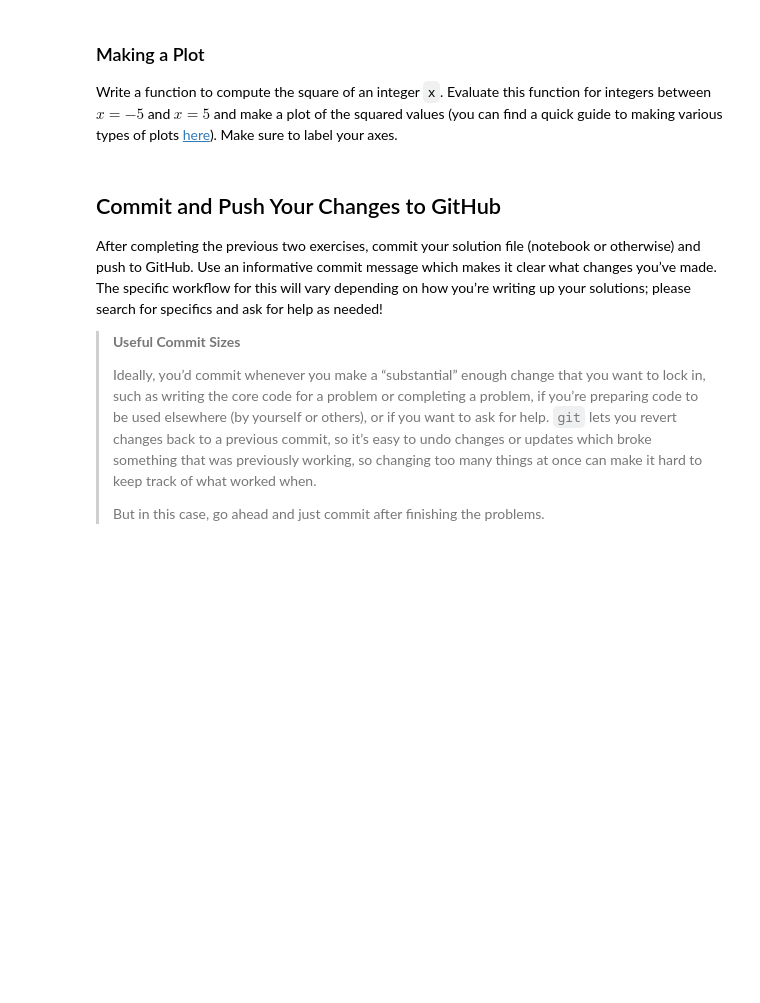
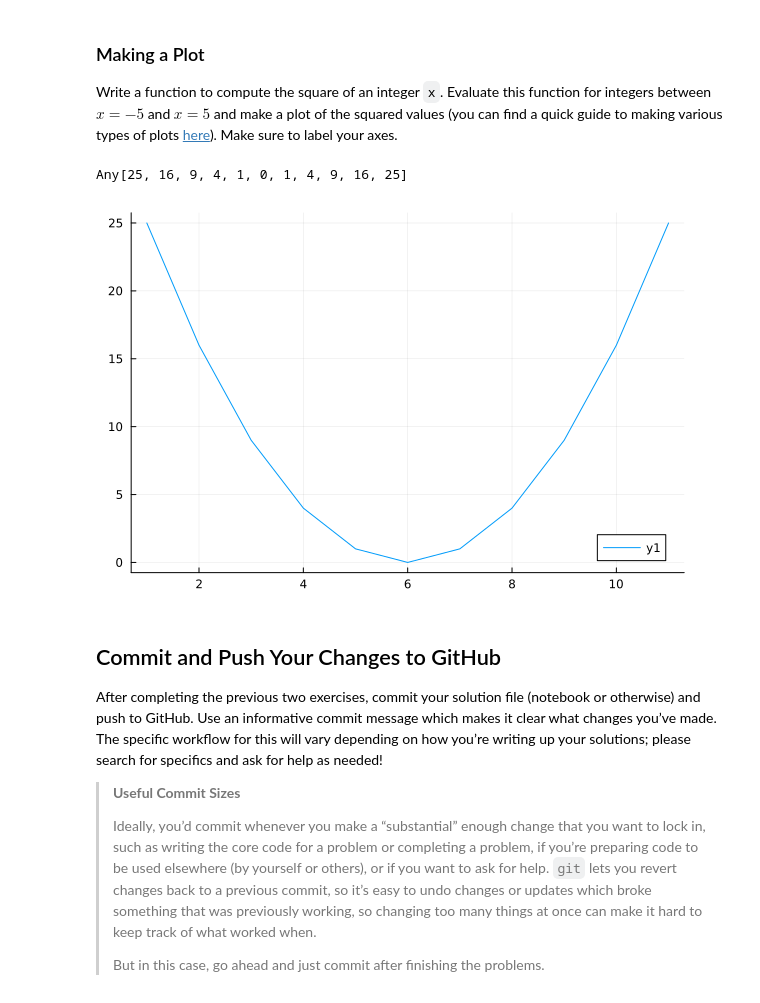
Before and after one commit to BEE4750-FA24/lab-1-bcb87, a Jupyter notebook: lab01.ipynb, the cells around one changed output. Cells and saved outputs as stored; diff of their text form; code cells hidden in the pictures; blank space fills up the shorter version.

Commit message:
Wrote and tested dot_product and square functions.

```diff
--- a/lab01.ipynb
+++ b/lab01.ipynb
@@ -267,7 +279,19 @@ plots
 [here](https://viveks.me/environmental-systems-analysis/tutorials/julia-plots.html)).
 Make sure to label your axes.
 # %%
-# insert your code here
+# insert y# insert your code here
+function square(x)# insert test condition for equal lengths
+    sq = x*x
+end
+y = []
+for i=-5:5
+    push!(y,square(i))
+end
+print(y)
+plot(y)
+# %% [output]
+Any[25, 16, 9, 4, 1, 0, 1, 4, 9, 16, 25]
+[figure, added]
 # %% [markdown]
 ## Commit and Push Your Changes to GitHub
 
```
Also changed, not shown: parts of 4 cells of this notebook.
